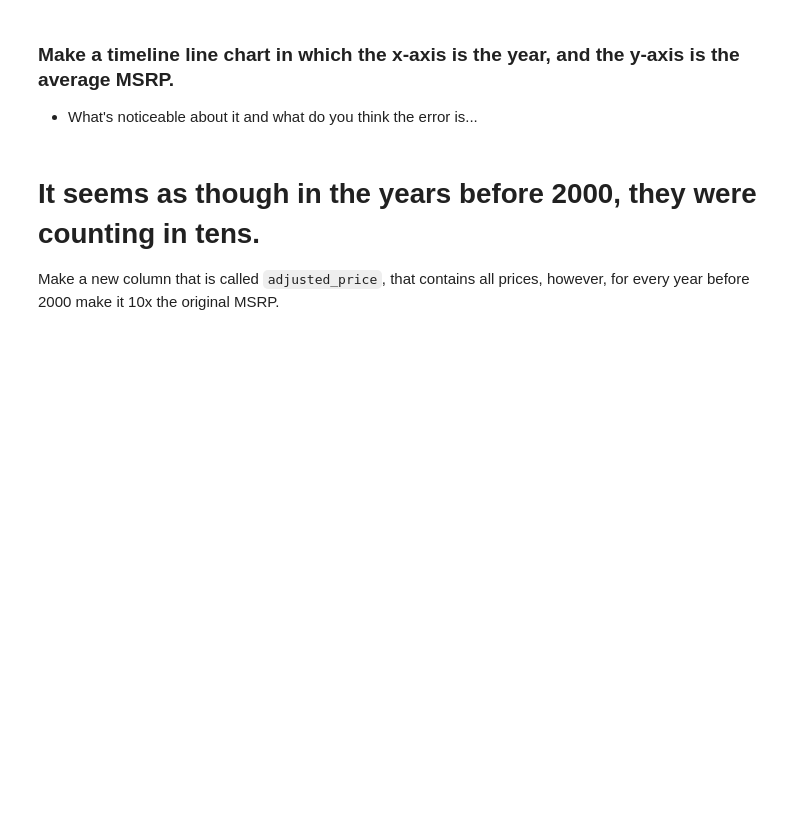
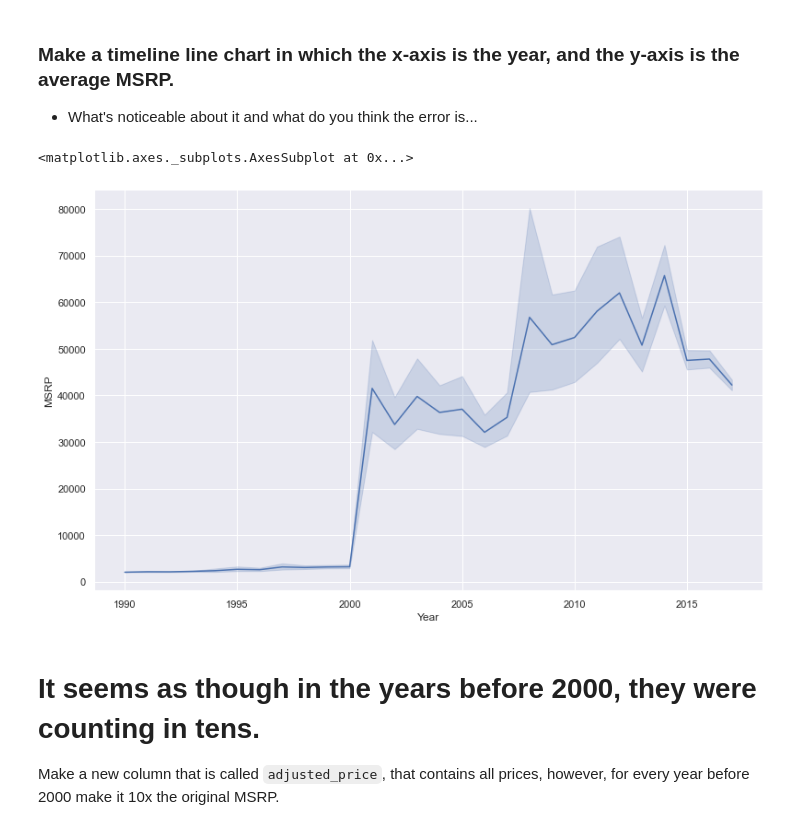
Before and after one commit to eboves/2020-fall-data-science, a Jupyter notebook: Week2-EDA/EBoves_HW2.ipynb, the cells around one changed output. Cells and saved outputs as stored; diff of their text form; code cells hidden in the pictures; blank space fills up the shorter version.

```diff
--- a/Week2-EDA/EBoves_HW2.ipynb
+++ b/Week2-EDA/EBoves_HW2.ipynb
@@ -82,6 +159,11 @@ _Brand of car is the `Make` of the car._
 * What's noticeable about it and what do you think the error is...
 # %%
 # Make a timeline line chart in which the x-axis is the year, and the y-axis is the average MSRP.
+fig, ax = plt.subplots(figsize=(13,8))
+sns.lineplot(x = 'Year', y='MSRP', ax=ax, data=df)
+# %% [output]
+<matplotlib.axes._subplots.AxesSubplot at 0x...>
+[figure, added]
 # %% [markdown]
 # It seems as though in the years before 2000, they were counting in tens.
 Make a new column that is called `adjusted_price`, that contains all prices, however, for
```
Also changed, not shown: parts of 18 cells of this notebook.
